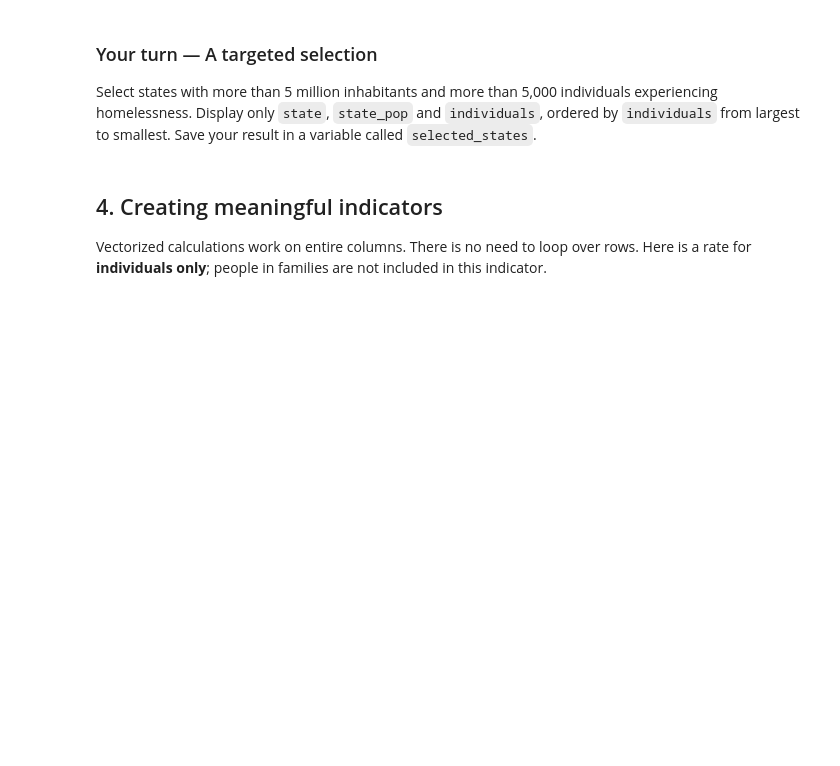
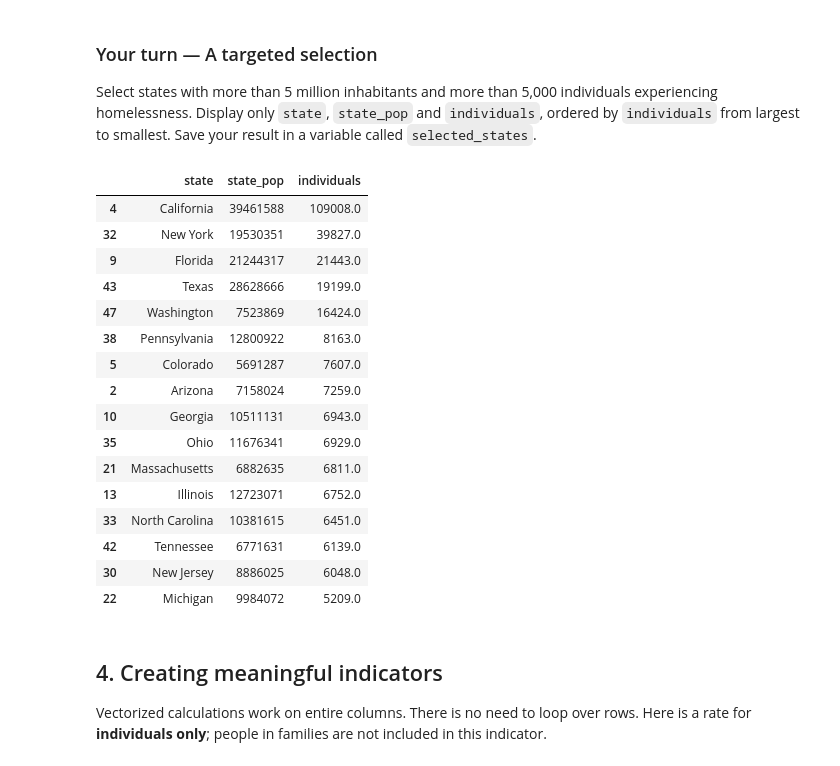
Before and after one commit to Lyes-Syel/INF4, a Jupyter notebook: notebooks/02-Pandas-Manipulation-S2.ipynb, the cells around one changed output. Cells and saved outputs as stored; diff of their text form; code cells hidden in the pictures; blank space fills up the shorter version.

```diff
--- a/notebooks/02-Pandas-Manipulation-S2.ipynb
+++ b/notebooks/02-Pandas-Manipulation-S2.ipynb
@@ -200,7 +208,30 @@ Select states with more than 5 million inhabitants and more than 5,000 individua
 Display only `state`, `state_pop` and `individuals`, ordered by `individuals` from largest to smallest.
 Save your result in a variable called `selected_states`.
 # %%
-# Your code here
+selected_states = homelessness.loc[
+    (homelessness["state_pop"] > 5000000) & (homelessness["individuals"] > 5000),
+    ["state", "state_pop", "individuals"]
+].sort_values("individuals", ascending=False)
+
+selected_states
+# %% [output]
+|  | state | state_pop | individuals |
+| 4 | California | 39461588 | 109008.0 |
+| 32 | New York | 19530351 | 39827.0 |
+| 9 | Florida | 21244317 | 21443.0 |
+| 43 | Texas | 28628666 | 19199.0 |
+| 47 | Washington | 7523869 | 16424.0 |
+| 38 | Pennsylvania | 12800922 | 8163.0 |
+| 5 | Colorado | 5691287 | 7607.0 |
+| 2 | Arizona | 7158024 | 7259.0 |
+| 10 | Georgia | 10511131 | 6943.0 |
+| 35 | Ohio | 11676341 | 6929.0 |
+| 21 | Massachusetts | 6882635 | 6811.0 |
+| 13 | Illinois | 12723071 | 6752.0 |
+| 33 | North Carolina | 10381615 | 6451.0 |
+| 42 | Tennessee | 6771631 | 6139.0 |
+| 30 | New Jersey | 8886025 | 6048.0 |
+| 22 | Michigan | 9984072 | 5209.0 |
 # %% [markdown]
 ## 4. Creating meaningful indicators
 Vectorized calculations work on entire columns. There is no need to loop over rows.
```
Also changed, not shown: parts of 1 cell of this notebook.
